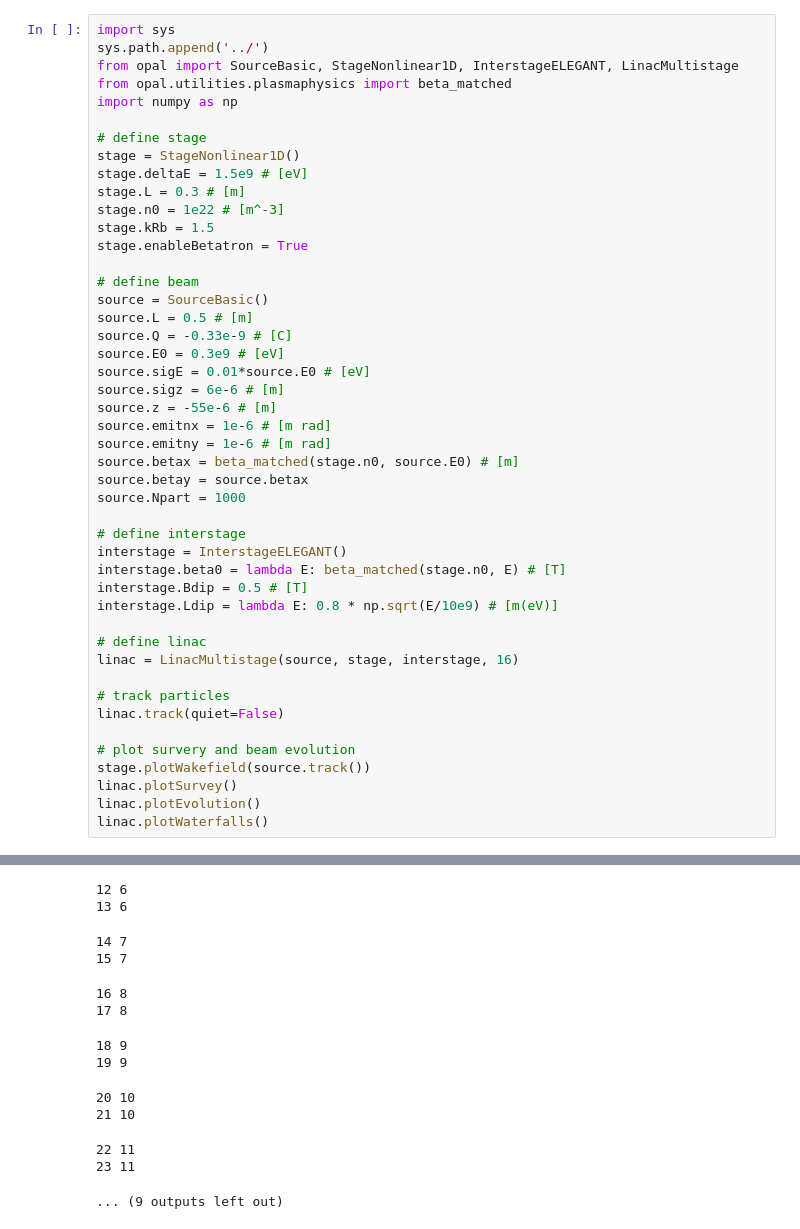
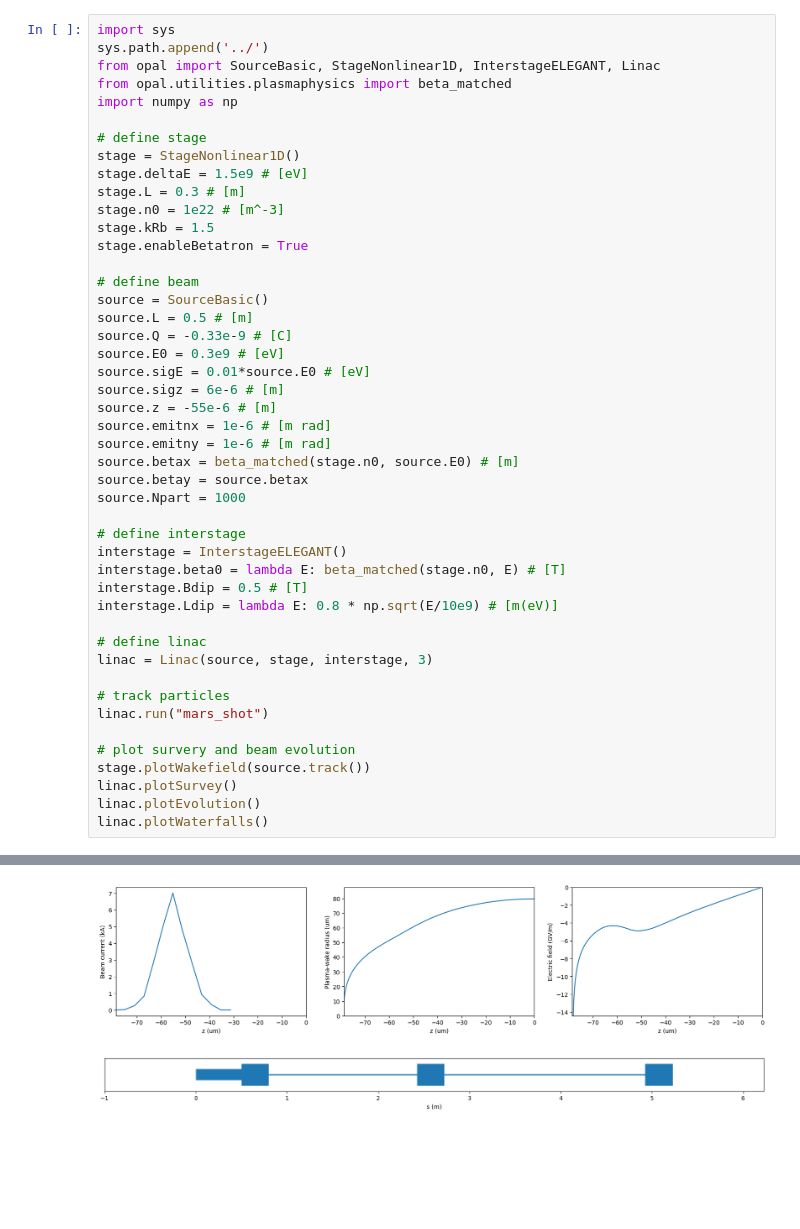
Before and after one commit to abel-framework/ABEL, a Jupyter notebook: examples/mars_shot.ipynb, the cells around one changed output, grey strips where cells are left out. Drawn from its saved outputs; the diff is of its cells as text; blank space fills up the shorter version.

```diff
--- a/examples/mars_shot.ipynb
+++ b/examples/mars_shot.ipynb
@@ -1,7 +1,7 @@
 # %%
 import sys
 sys.path.append('../')
-from opal import SourceBasic, StageNonlinear1D, InterstageELEGANT, LinacMultistage
+from opal import SourceBasic, StageNonlinear1D, InterstageELEGANT, Linac
 from opal.utilities.plasmaphysics import beta_matched
 import numpy as np
 
@@ -34,10 +34,10 @@ interstage.Bdip = 0.5 # [T]
 interstage.Ldip = lambda E: 0.8 * np.sqrt(E/10e9) # [m(eV)]
 
 # define linac
-linac = LinacMultistage(source, stage, interstage, 16)
+linac = Linac(source, stage, interstage, 3)
 
 # track particles
-linac.track(quiet=False)
+linac.run("mars_shot")
 
 # plot survery and beam evolution
 stage.plotWakefield(source.track())
@@ -59,13 +56,2 @@ linac.plotWaterfalls()
-12 6
-13 6
-14 7
-15 7
-16 8
-17 8
-18 9
-19 9
-20 10
-21 10
-22 11
-23 11
-... (9 outputs left out)
+[figure, added]
+[figure, added]
```
Also changed, not shown: parts of 1 cell of this notebook, 28 other files.
